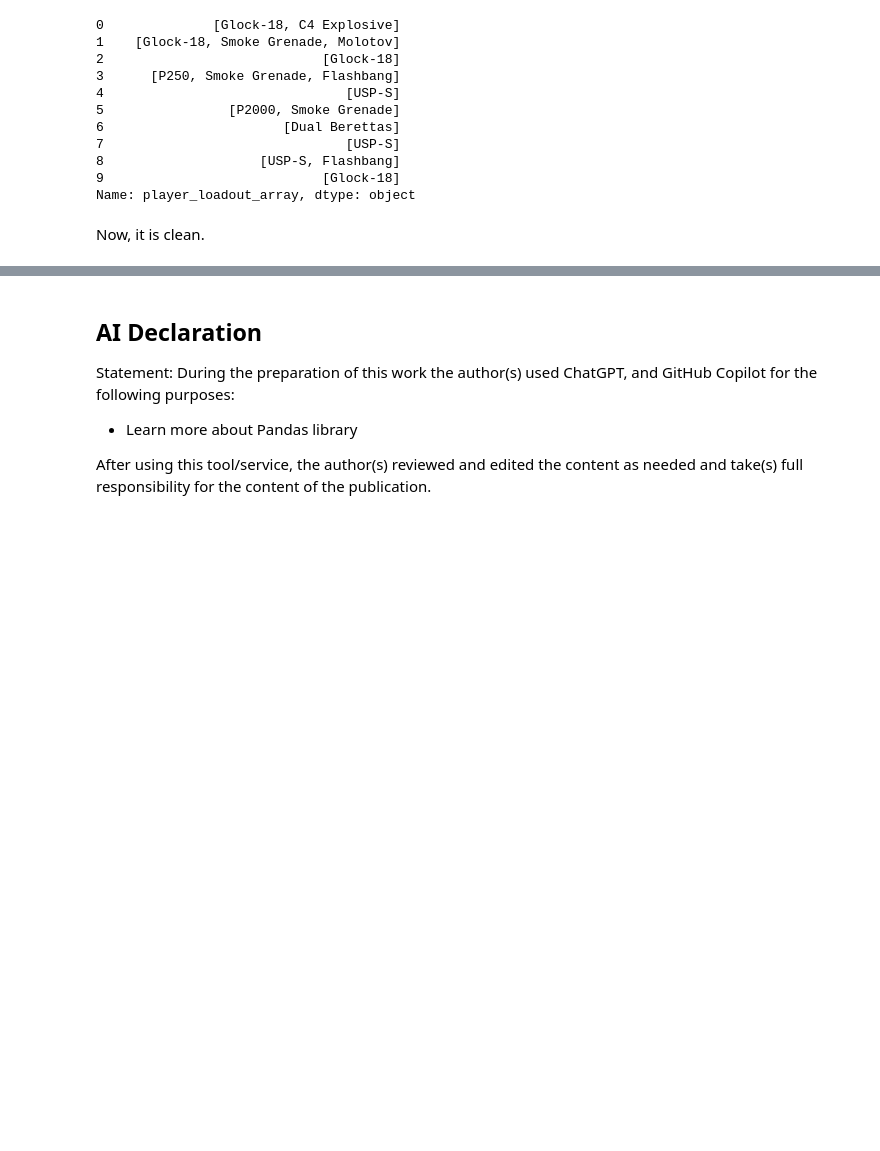
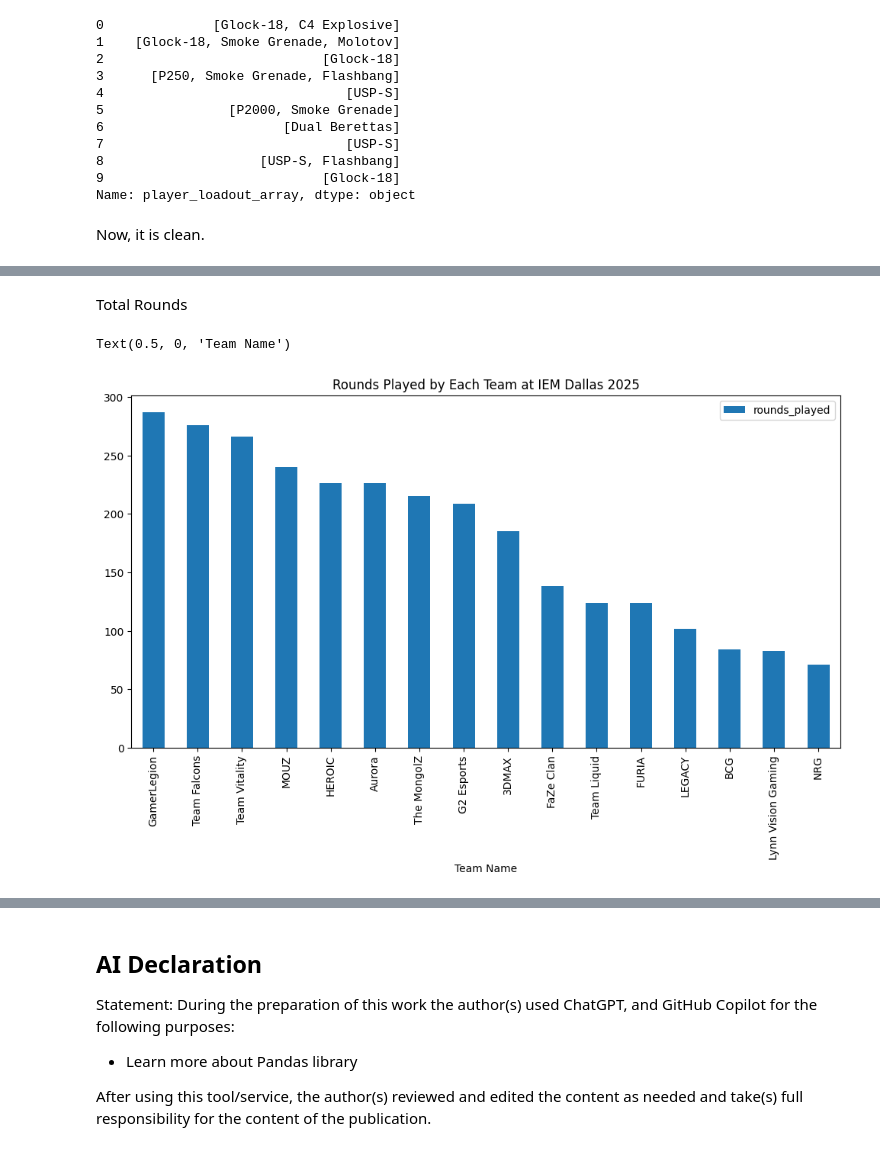
Before and after one commit to iwillreku3206/CSMODEL-MP, a Jupyter notebook: MP.ipynb, the cells around one changed output, grey strips where cells are left out. Saved outputs shown, nothing was run; the diff lists cells and outputs as text; code cells hidden in the pictures; blank space fills up the shorter version.

```diff
--- a/MP.ipynb
+++ b/MP.ipynb
@@ -410,0 +499,12 @@ Now, it is clean.
+# %% [markdown]
+Total Rounds
+# %%
+rounds_per_team = demos.groupby('team_name')['round_id'].nunique().to_frame().reset_index()
+rounds_per_team.columns = ['team_name', 'rounds_played']
+rounds_per_team = rounds_per_team.sort_values(by='rounds_played', ascending=False)
+
+rounds_per_team.plot.bar(x='team_name', y='rounds_played', title='Rounds Played by Each Team at IEM Dallas 2025', figsize=(12, 6))
+plt.pyplot.xlabel('Team Name')
+# %% [output]
+Text(0.5, 0, 'Team Name')
+[figure, added]
```
Also changed, not shown: parts of 28 cells of this notebook, 1 other file.
